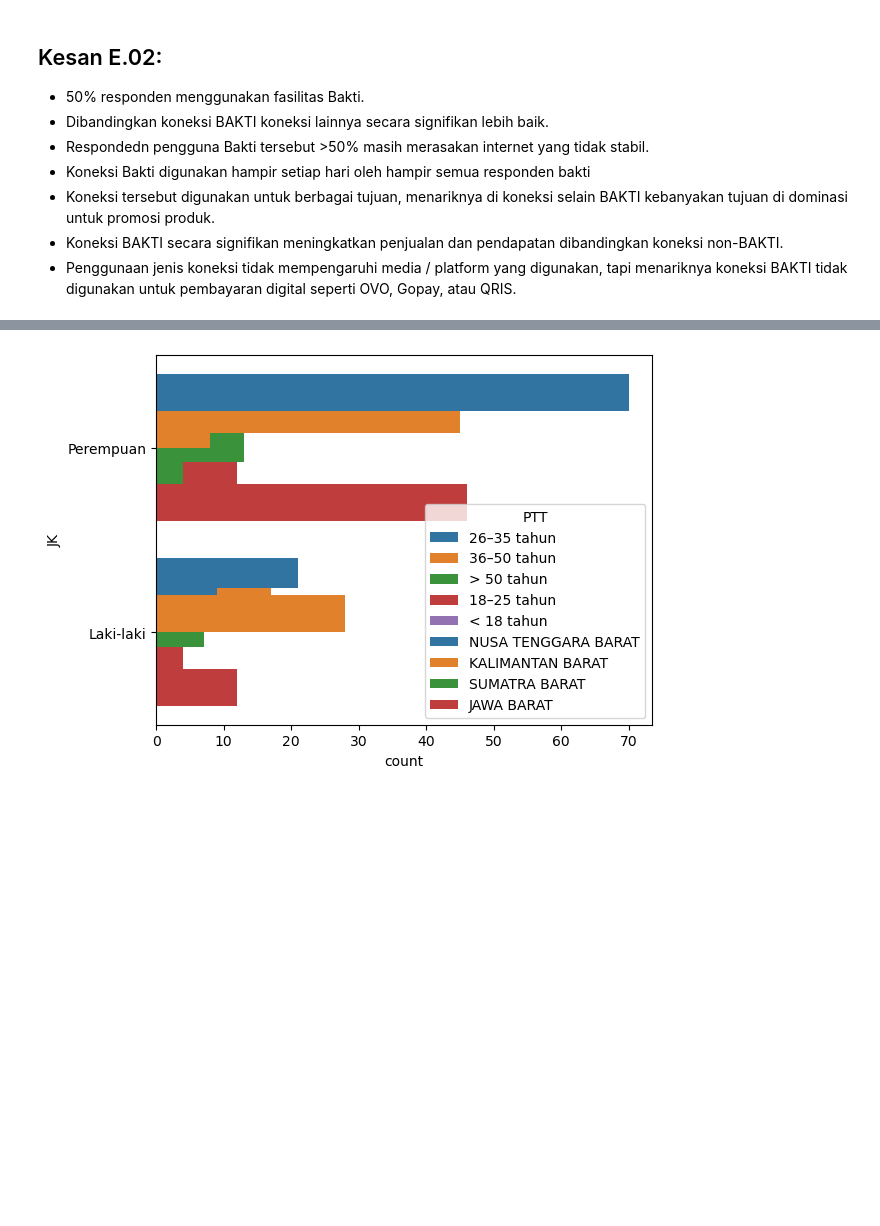
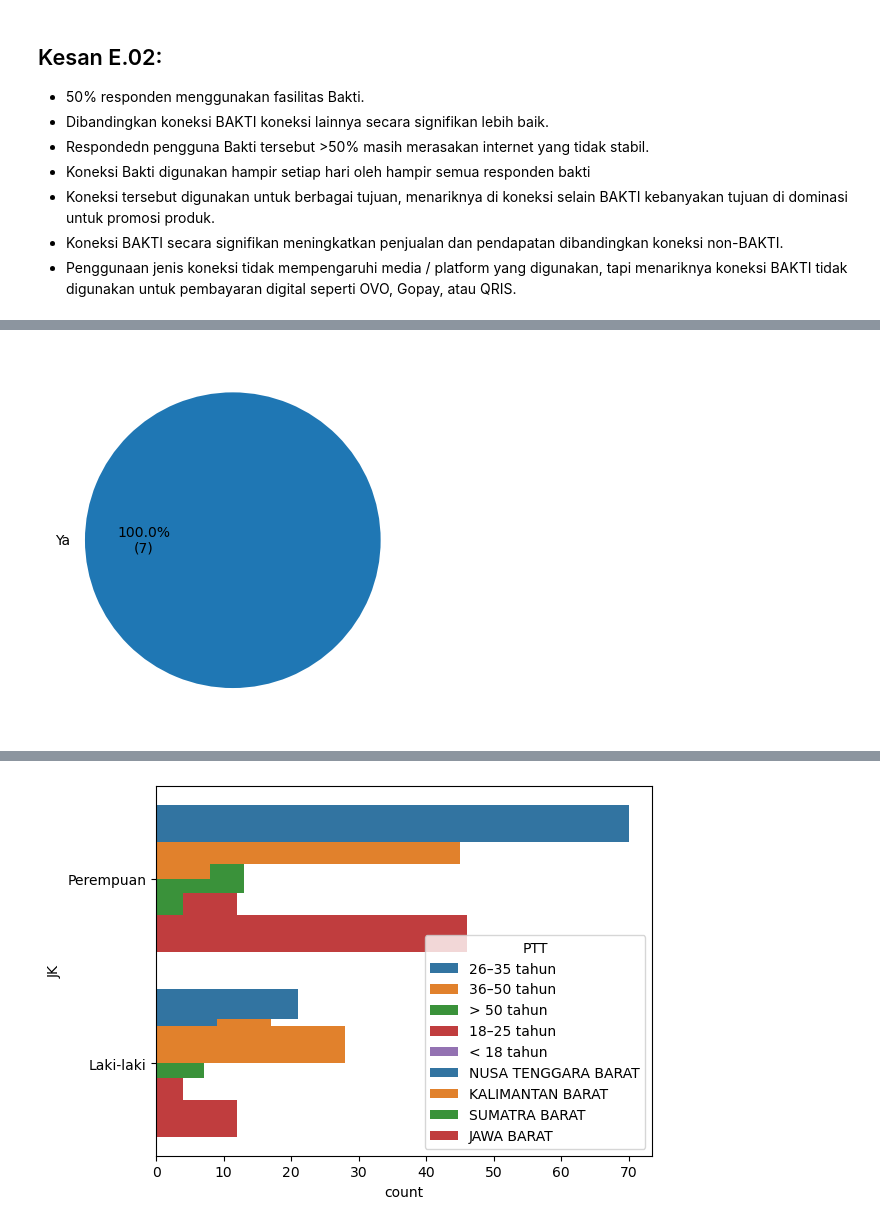
Before and after one commit to taudataanalytics/bakti2024, a Jupyter notebook: Bakti-2024.ipynb, the cells around one changed output, grey strips where cells are left out. Cells and saved outputs as stored; diff of their text form; code cells hidden in the pictures; blank space fills up the shorter version.

```diff
--- a/Bakti-2024.ipynb
+++ b/Bakti-2024.ipynb
@@ -331,0 +355,8 @@ plt.show()
+# %%
+#  'Apakah keberadaan internet memotivasi Anda untuk mengembangkan produk/jasa baru?': 'AkimAumpb'}
+# Selain BAKTI
+s = dfE2.AkimAumpb.value_counts()
+p = plt.pie(s, labels = s.index, autopct=autopct_format(s))
+plt.show()
+# %% [output]
+[figure, added]
```
Also changed, not shown: parts of 5 cells of this notebook.
